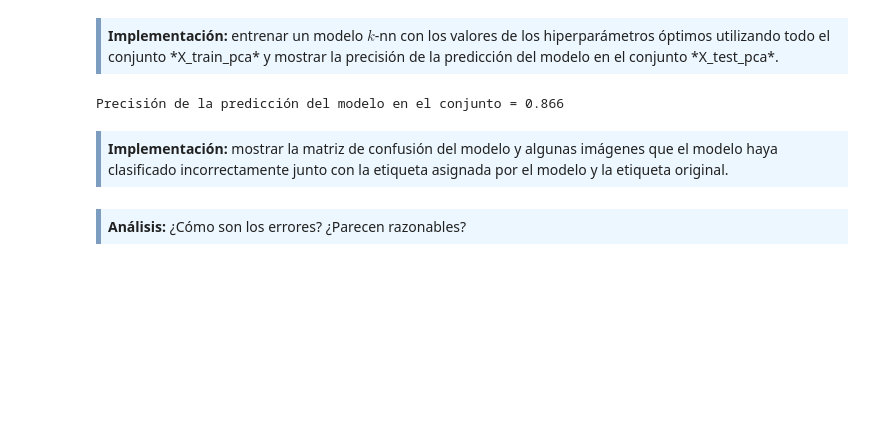
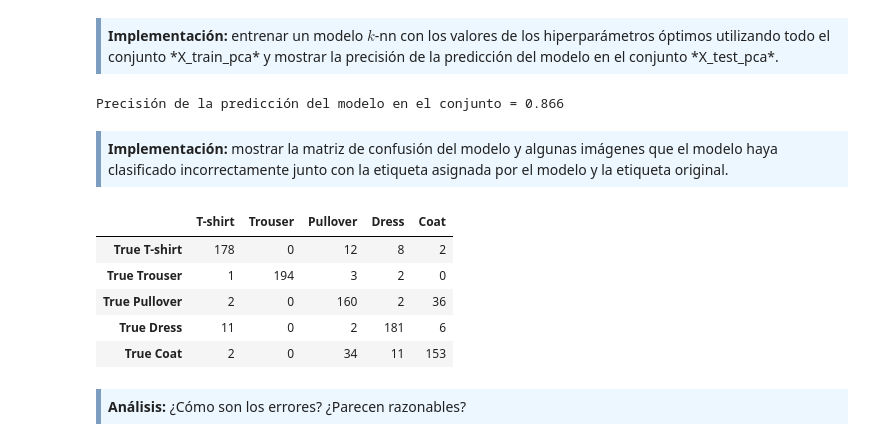
Before and after one commit to fernandoabcampos/advanced-data-mining, a Jupyter notebook: PEC3/20181_M2.855_PEC3-Enunciado.ipynb, the cells around one changed output. Cells and saved outputs as stored; diff of their text form; code cells hidden in the pictures; blank space fills up the shorter version.

```diff
--- a/PEC3/20181_M2.855_PEC3-Enunciado.ipynb
+++ b/PEC3/20181_M2.855_PEC3-Enunciado.ipynb
@@ -220,6 +220,23 @@ Precisión de la predicción del modelo en el conjunto = 0.866
 <div style="background-color: #EDF7FF; border-color: #7C9DBF; border-left: 5px solid #7C9DBF; padding: 0.5em;">
 <strong>Implementación:</strong> mostrar la matriz de confusión del modelo y algunas imágenes que el modelo haya clasificado incorrectamente junto con la etiqueta asignada por el modelo y la etiqueta original.
 </div>
+# %%
+from sklearn.metrics import confusion_matrix
+
+labels_confusion = ['True ' + s for s in labels_text]
+
+pd.DataFrame(
+    confusion_matrix(y_test, y_pred),
+    columns = labels_text,
+    index = labels_confusion
+)
+# %% [output]
+|  | T-shirt | Trouser | Pullover | Dress | Coat |
+| True T-shirt | 178 | 0 | 12 | 8 | 2 |
+| True Trouser | 1 | 194 | 3 | 2 | 0 |
+| True Pullover | 2 | 0 | 160 | 2 | 36 |
+| True Dress | 11 | 0 | 2 | 181 | 6 |
+| True Coat | 2 | 0 | 34 | 11 | 153 |
 # %% [markdown]
 <div style="background-color: #EDF7FF; border-color: #7C9DBF; border-left: 5px solid #7C9DBF; padding: 0.5em;">
 <strong>Análisis:</strong> ¿Cómo son los errores? ¿Parecen razonables?
```
Also changed, not shown: parts of 6 cells of this notebook.
